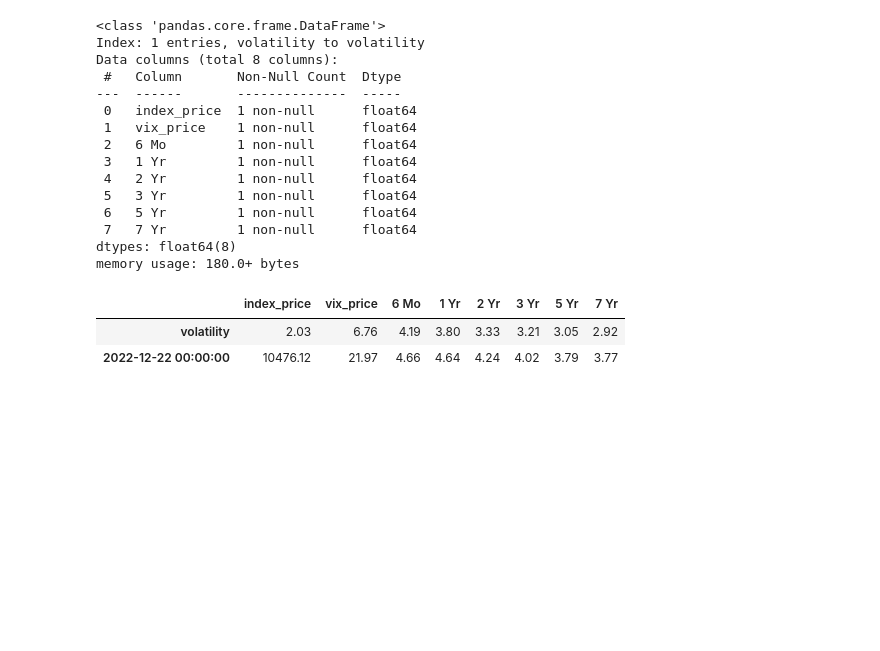
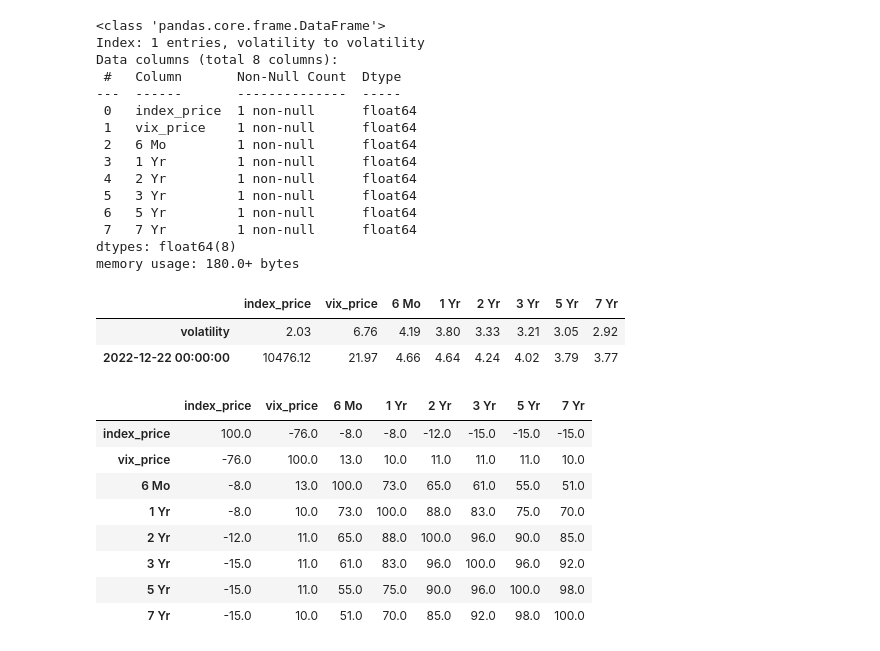
Before and after one commit to AMAYadav/PROJECTS-, a Jupyter notebook: market_risk_02_methods.ipynb, the cells around one changed output. Cells and saved outputs as stored; diff of their text form; code cells hidden in the pictures; blank space fills up the shorter version.

```diff
--- a/market_risk_02_methods.ipynb
+++ b/market_risk_02_methods.ipynb
@@ -125,3 +126,16 @@ pd.concat([volatility,last_traded_price])
 |  | index_price | vix_price | 6 Mo | 1 Yr | 2 Yr | 3 Yr | 5 Yr | 7 Yr |
 | volatility | 2.03 | 6.76 | 4.19 | 3.80 | 3.33 | 3.21 | 3.05 | 2.92 |
 | 2022-12-22 00:00:00 | 10476.12 | 21.97 | 4.66 | 4.64 | 4.24 | 4.02 | 3.79 | 3.77 |
+# %%
+risk_factor_cor=final_returns.corr().round(2)*100
+risk_factor_cor
+# %% [output]
+|  | index_price | vix_price | 6 Mo | 1 Yr | 2 Yr | 3 Yr | 5 Yr | 7 Yr |
+| index_price | 100.0 | -76.0 | -8.0 | -8.0 | -12.0 | -15.0 | -15.0 | -15.0 |
+| vix_price | -76.0 | 100.0 | 13.0 | 10.0 | 11.0 | 11.0 | 11.0 | 10.0 |
+| 6 Mo | -8.0 | 13.0 | 100.0 | 73.0 | 65.0 | 61.0 | 55.0 | 51.0 |
+| 1 Yr | -8.0 | 10.0 | 73.0 | 100.0 | 88.0 | 83.0 | 75.0 | 70.0 |
+| 2 Yr | -12.0 | 11.0 | 65.0 | 88.0 | 100.0 | 96.0 | 90.0 | 85.0 |
+| 3 Yr | -15.0 | 11.0 | 61.0 | 83.0 | 96.0 | 100.0 | 96.0 | 92.0 |
+| 5 Yr | -15.0 | 11.0 | 55.0 | 75.0 | 90.0 | 96.0 | 100.0 | 98.0 |
+| 7 Yr | -15.0 | 10.0 | 51.0 | 70.0 | 85.0 | 92.0 | 98.0 | 100.0 |
```
Also changed, not shown: parts of 2 cells of this notebook.
